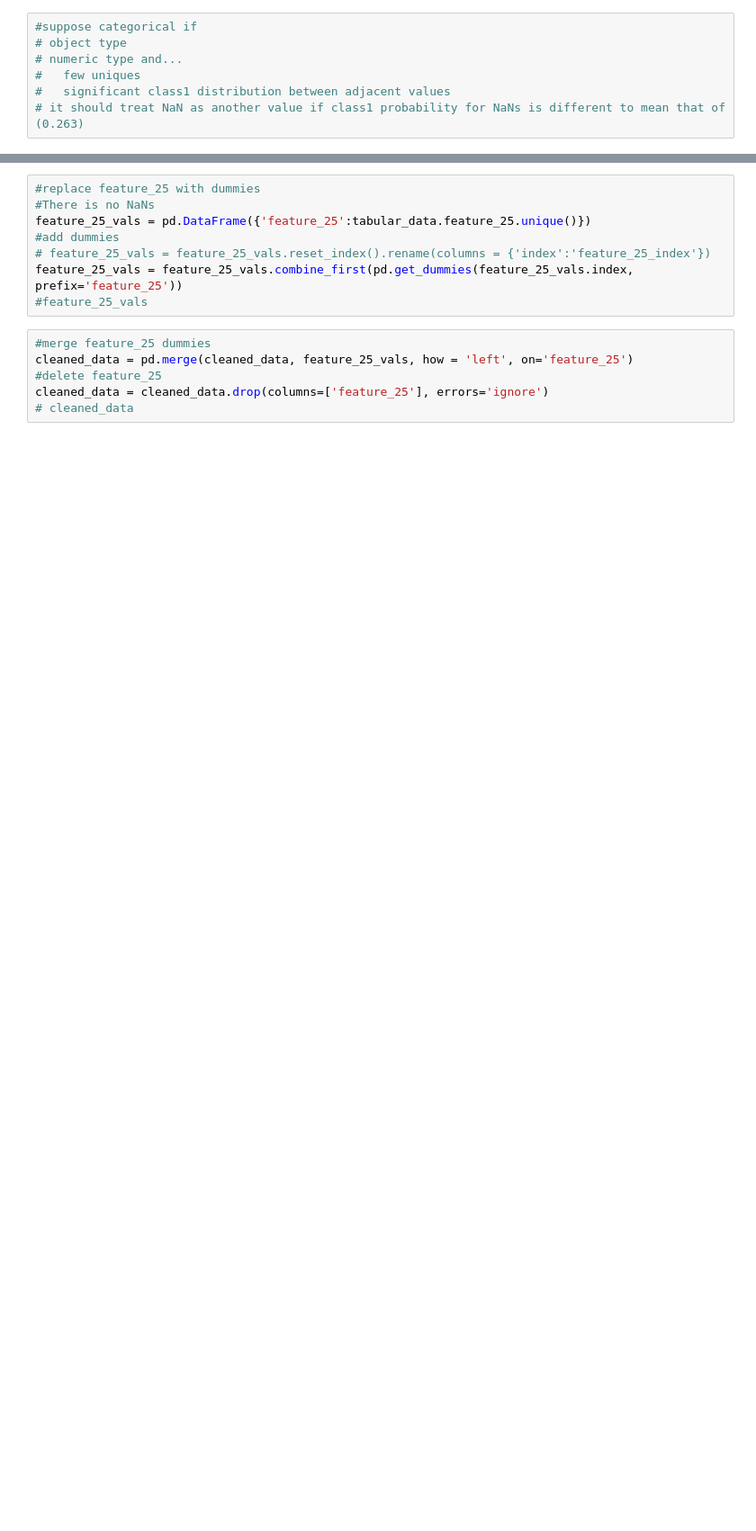
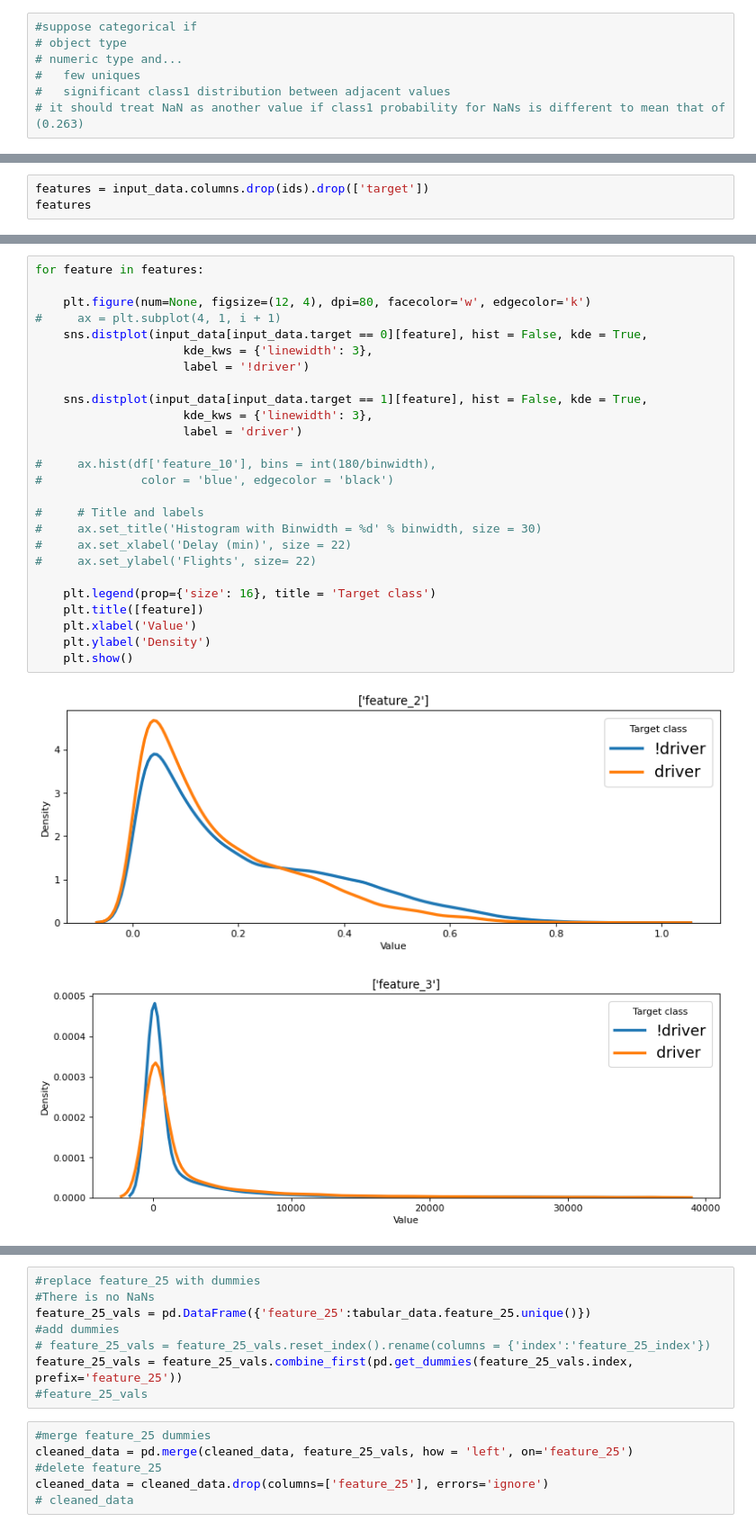
Before and after one commit to ihor-nazimov/ks-challenge, a Jupyter notebook: src/main/python/dataExplore.ipynb, the cells around one changed output, grey strips where cells are left out. Shown at 90% size. Saved outputs shown, nothing was run; the diff lists cells and outputs as text; blank space fills up the shorter version.

```diff
--- a/src/main/python/dataExplore.ipynb
+++ b/src/main/python/dataExplore.ipynb
@@ -562,0 +514,3 @@ targeted_data[categoricalFeatures]
+# %%
+features = input_data.columns.drop(ids).drop(['target'])
+features
@@ -562,0 +527,29 @@ targeted_data[categoricalFeatures]
+# %%
+for feature in features:
+
+    plt.figure(num=None, figsize=(12, 4), dpi=80, facecolor='w', edgecolor='k')
+#     ax = plt.subplot(4, 1, i + 1)
+    sns.distplot(input_data[input_data.target == 0][feature], hist = False, kde = True,
+                     kde_kws = {'linewidth': 3},
+                     label = '!driver')
+
+    sns.distplot(input_data[input_data.target == 1][feature], hist = False, kde = True,
+                     kde_kws = {'linewidth': 3},
+                     label = 'driver')
+
+#     ax.hist(df['feature_10'], bins = int(180/binwidth),
+#              color = 'blue', edgecolor = 'black')
+
+#     # Title and labels
+#     ax.set_title('Histogram with Binwidth = %d' % binwidth, size = 30)
+#     ax.set_xlabel('Delay (min)', size = 22)
+#     ax.set_ylabel('Flights', size= 22)
+
+    plt.legend(prop={'size': 16}, title = 'Target class')
+    plt.title([feature])
+    plt.xlabel('Value')
+    plt.ylabel('Density')
+    plt.show()
+# %% [output]
+[figure, added]
+[figure, added]
```
Also changed, not shown: parts of 55 cells of this notebook.
